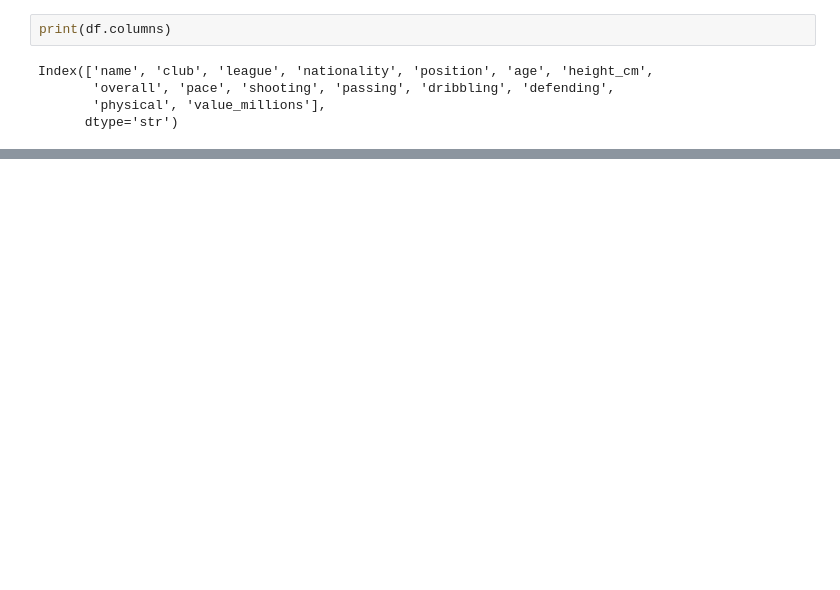
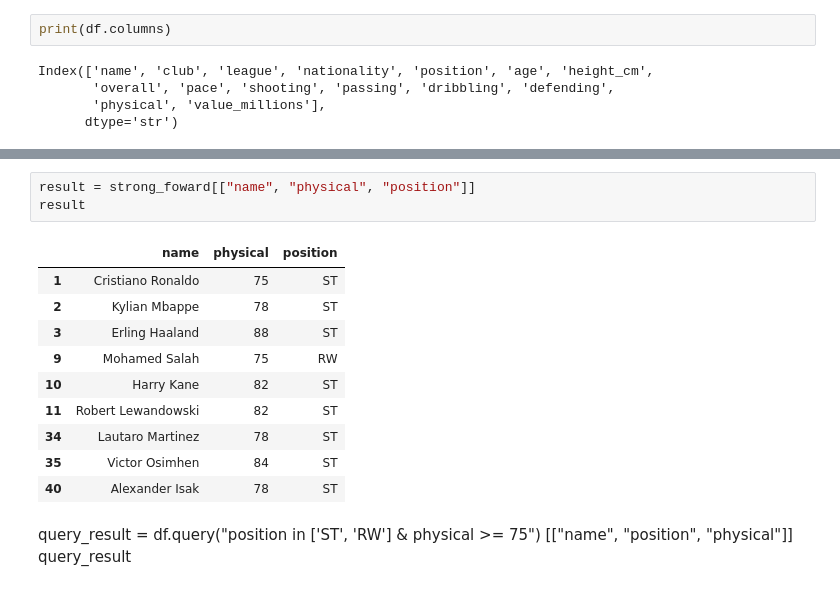
Before and after one commit to SakornJr/Data-sci, a Jupyter notebook: challenge/challenge-week04.ipynb, the cells around one changed output, grey strips where cells are left out. Saved outputs shown, nothing was run; the diff lists cells and outputs as text; blank space fills up the shorter version.

```diff
--- a/challenge/challenge-week04.ipynb
+++ b/challenge/challenge-week04.ipynb
@@ -53,0 +89,17 @@ dtype: bool
+# %%
+result = strong_foward[["name", "physical", "position"]]
+result
+# %% [output]
+|  | name | physical | position |
+| 1 | Cristiano Ronaldo | 75 | ST |
+| 2 | Kylian Mbappe | 78 | ST |
+| 3 | Erling Haaland | 88 | ST |
+| 9 | Mohamed Salah | 75 | RW |
+| 10 | Harry Kane | 82 | ST |
+| 11 | Robert Lewandowski | 82 | ST |
+| 34 | Lautaro Martinez | 78 | ST |
+| 35 | Victor Osimhen | 84 | ST |
+| 40 | Alexander Isak | 78 | ST |
+# %% [markdown]
+query_result = df.query("position in ['ST', 'RW'] & physical >= 75") [["name", "position", "physical"]]
+query_result
```
Also changed, not shown: parts of 4 cells of this notebook, 1 other file.
